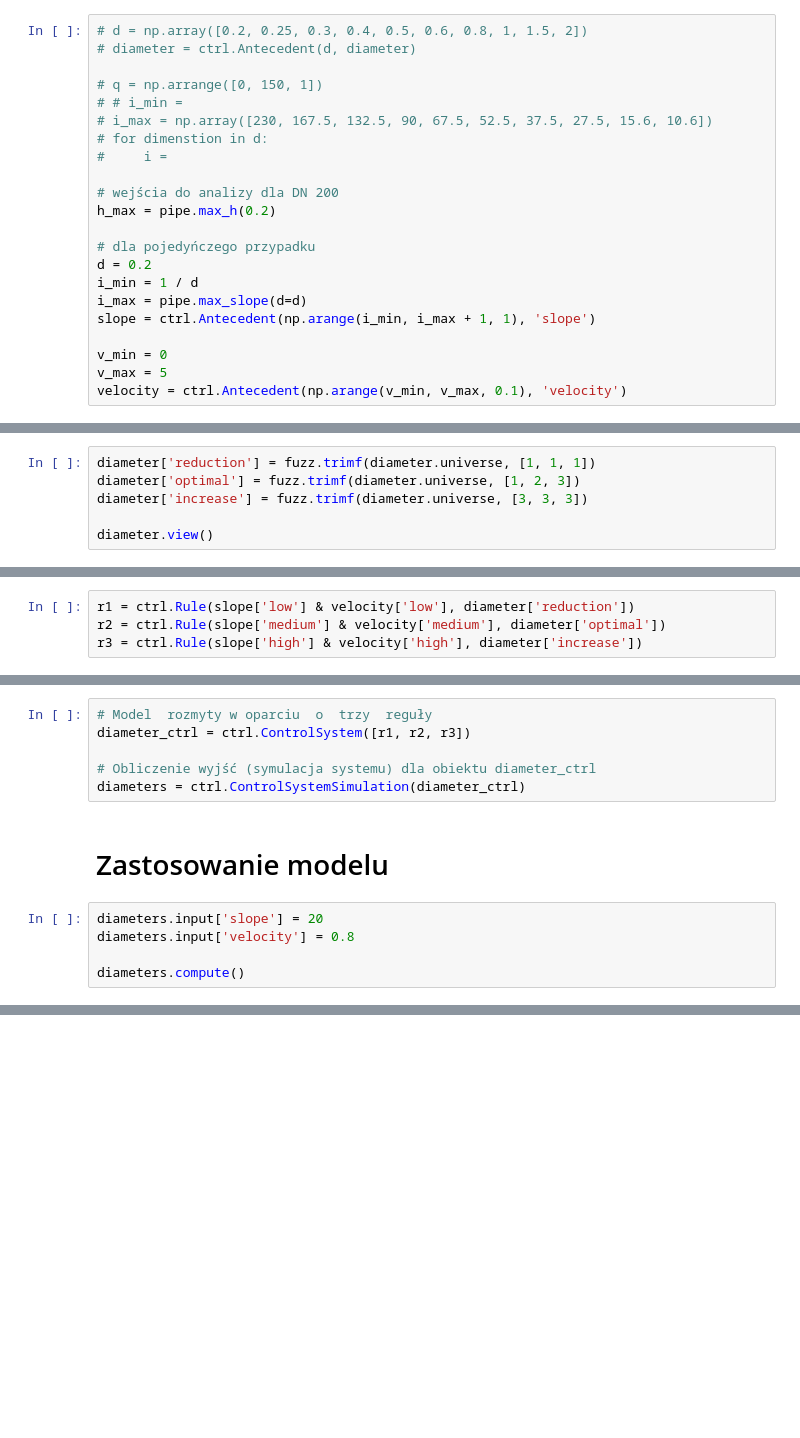
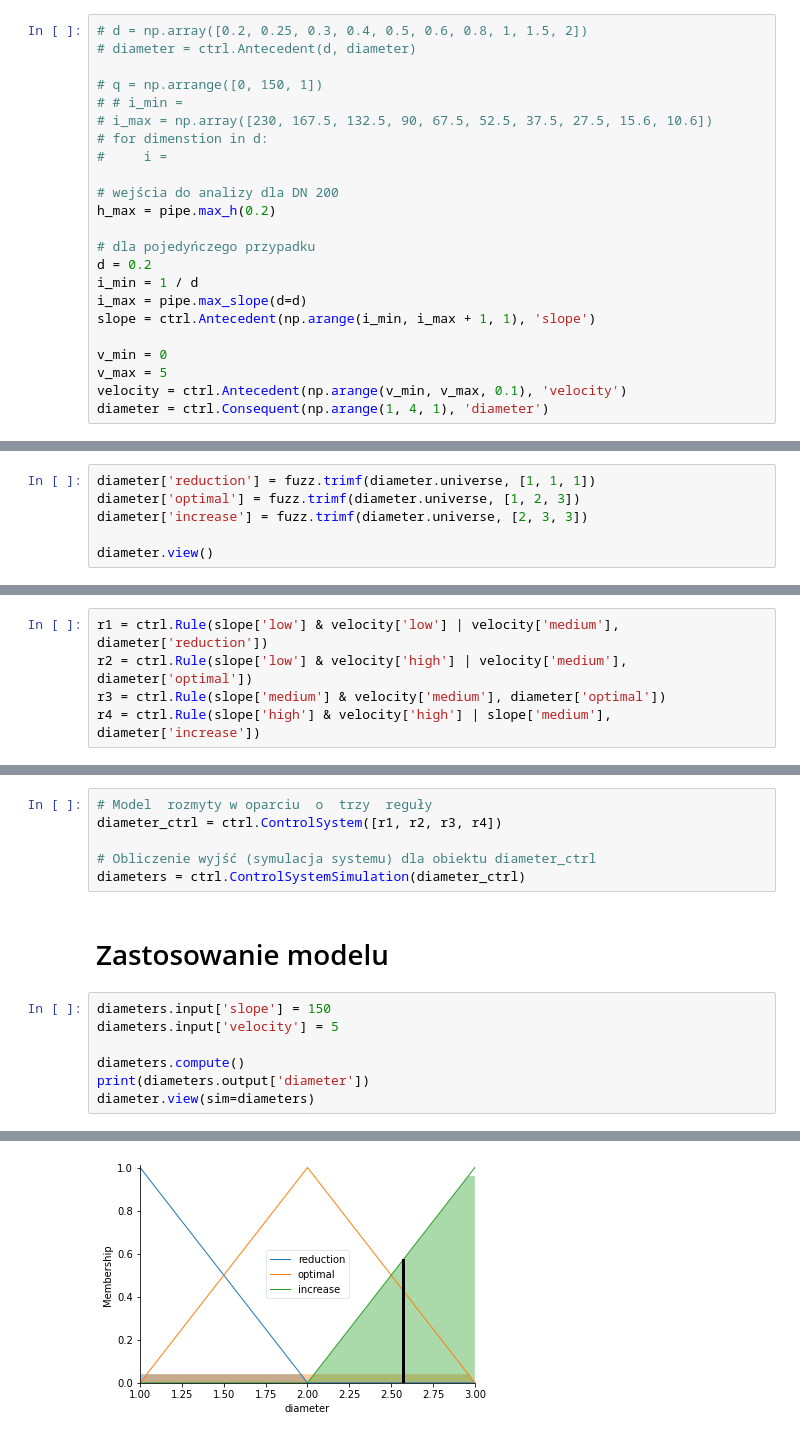
Before and after one commit to BuczynskiRafal/pipe_calculations, a Jupyter notebook: fuzzy logic.ipynb, the cells around one changed output, grey strips where cells are left out. Drawn from its saved outputs; the diff is of its cells as text; blank space fills up the shorter version.

```diff
--- a/fuzzy logic.ipynb
+++ b/fuzzy logic.ipynb
@@ -202,6 +204,7 @@ slope = ctrl.Antecedent(np.arange(i_min, i_max + 1, 1), 'slope')
 v_min = 0
 v_max = 5
 velocity = ctrl.Antecedent(np.arange(v_min, v_max, 0.1), 'velocity')
+diameter = ctrl.Consequent(np.arange(1, 4, 1), 'diameter')
 # %% [markdown]
 # Populate slope with membership functions.
 # %%
@@ -227,7 +230,7 @@ velocity.view()
 # %%
 diameter['reduction'] = fuzz.trimf(diameter.universe, [1, 1, 1])
 diameter['optimal'] = fuzz.trimf(diameter.universe, [1, 2, 3])
-diameter['increase'] = fuzz.trimf(diameter.universe, [3, 3, 3])
+diameter['increase'] = fuzz.trimf(diameter.universe, [2, 3, 3])
 
 diameter.view()
 # %% [output]
@@ -235,22 +238,25 @@ diameter.view()
 # %% [markdown]
 # Define rules
 # %%
-r1 = ctrl.Rule(slope['low'] & velocity['low'], diameter['reduction'])
-r2 = ctrl.Rule(slope['medium'] & velocity['medium'], diameter['optimal'])
-r3 = ctrl.Rule(slope['high'] & velocity['high'], diameter['increase'])
+r1 = ctrl.Rule(slope['low'] & velocity['low'] | velocity['medium'], diameter['reduction'])
+r2 = ctrl.Rule(slope['low'] & velocity['high'] | velocity['medium'], diameter['optimal'])
+r3 = ctrl.Rule(slope['medium'] & velocity['medium'], diameter['optimal'])
+r4 = ctrl.Rule(slope['high'] & velocity['high'] | slope['medium'], diameter['increase'])
 # %% [markdown]
 # Create model
 # %%
 # Model  rozmyty w oparciu  o  trzy  reguły
-diameter_ctrl = ctrl.ControlSystem([r1, r2, r3])
+diameter_ctrl = ctrl.ControlSystem([r1, r2, r3, r4])
 
 # Obliczenie wyjść (symulacja systemu) dla obiektu diameter_ctrl
 diameters = ctrl.ControlSystemSimulation(diameter_ctrl)
 # %% [markdown]
 # Zastosowanie modelu
 # %%
-diameters.input['slope'] = 20
-diameters.input['velocity'] = 0.8
+diameters.input['slope'] = 150
+diameters.input['velocity'] = 5
 
 diameters.compute()
+print(diameters.output['diameter'])
+diameter.view(sim=diameters)
 # %% [output]
@@ -257,0 +264 @@ ValueError: ignored
+[figure, added]
```
Also changed, not shown: parts of 4 cells of this notebook.
